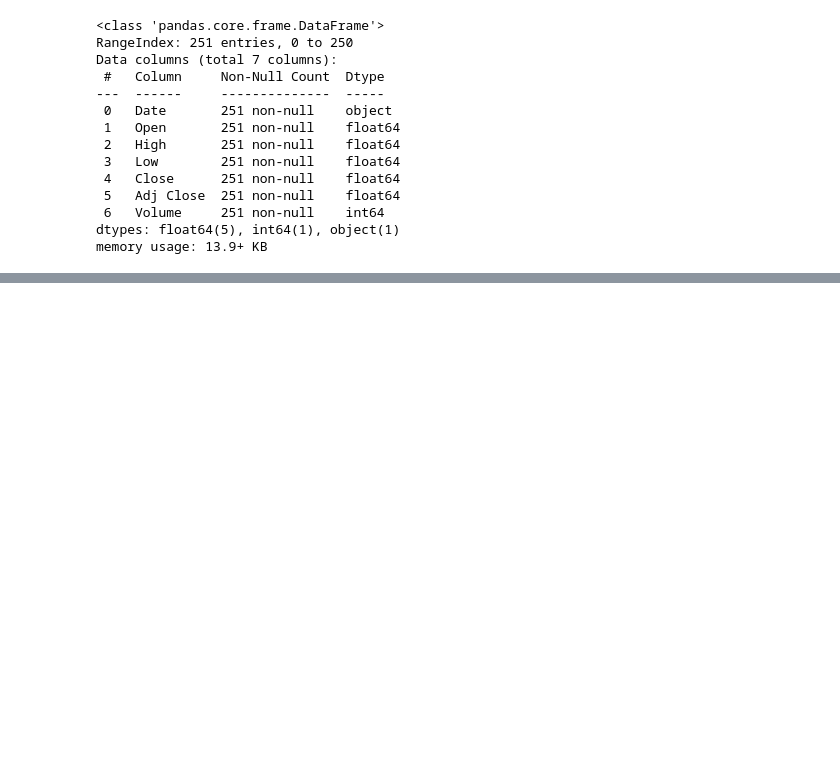
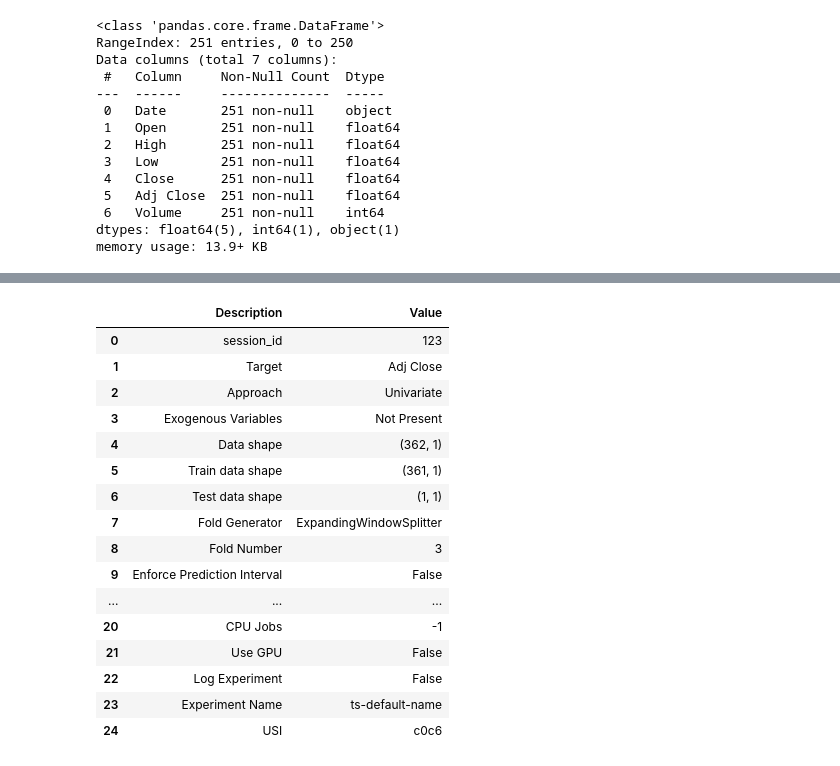
Before and after one commit to grantc00/testing_interpolate, a Jupyter notebook: test2.ipynb, the cells around one changed output, grey strips where cells are left out. Saved outputs shown, nothing was run; the diff lists cells and outputs as text; code cells hidden in the pictures; blank space fills up the shorter version.

```diff
--- a/test2.ipynb
+++ b/test2.ipynb
@@ -49,3 +49,6 @@ Data columns (total 7 columns):
  6   Volume     251 non-null    int64
 dtypes: float64(5), int64(1), object(1)
 memory usage: 13.9+ KB
+# %%
+df = df[['Date', 'Adj Close']]
+df.head()
@@ -113,4 +120,22 @@ dtype: int64
 # %%
 from pycaret.time_series import *
 # %%
-exp = setup(data=data, session_id=123)
+exp = setup(data=df_interpol, session_id=123)
+# %% [output]
+|  | Description | Value |
+| 0 | session_id | 123 |
+| 1 | Target | Adj Close |
+| 2 | Approach | Univariate |
+| 3 | Exogenous Variables | Not Present |
+| 4 | Data shape | (362, 1) |
+| 5 | Train data shape | (361, 1) |
+| 6 | Test data shape | (1, 1) |
+| 7 | Fold Generator | ExpandingWindowSplitter |
+| 8 | Fold Number | 3 |
+| 9 | Enforce Prediction Interval | False |
+| ... | ... | ... |
+| 20 | CPU Jobs | -1 |
+| 21 | Use GPU | False |
+| 22 | Log Experiment | False |
+| 23 | Experiment Name | ts-default-name |
+| 24 | USI | c0c6 |
```
Also changed, not shown: parts of 10 cells of this notebook, 5 other files.
